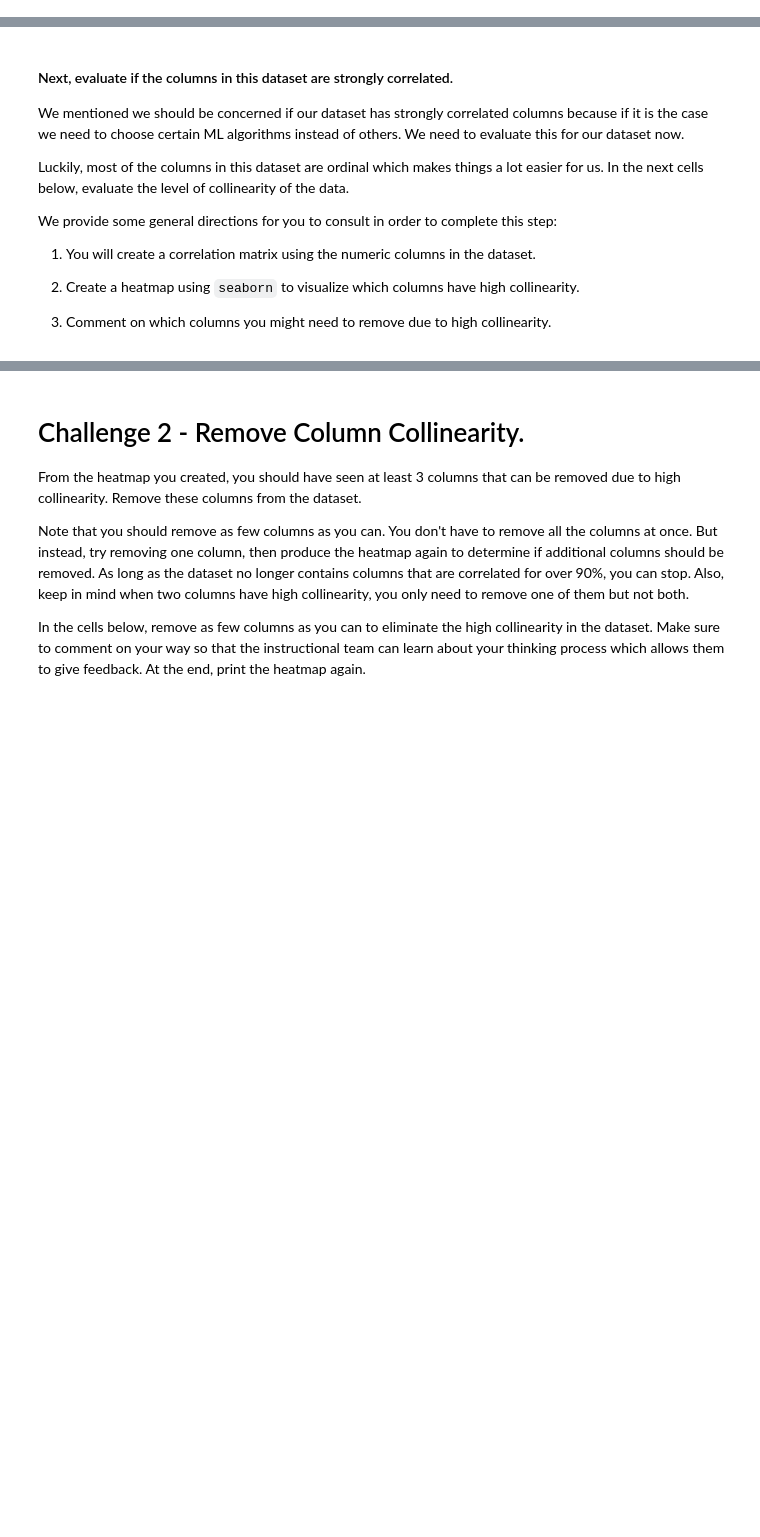
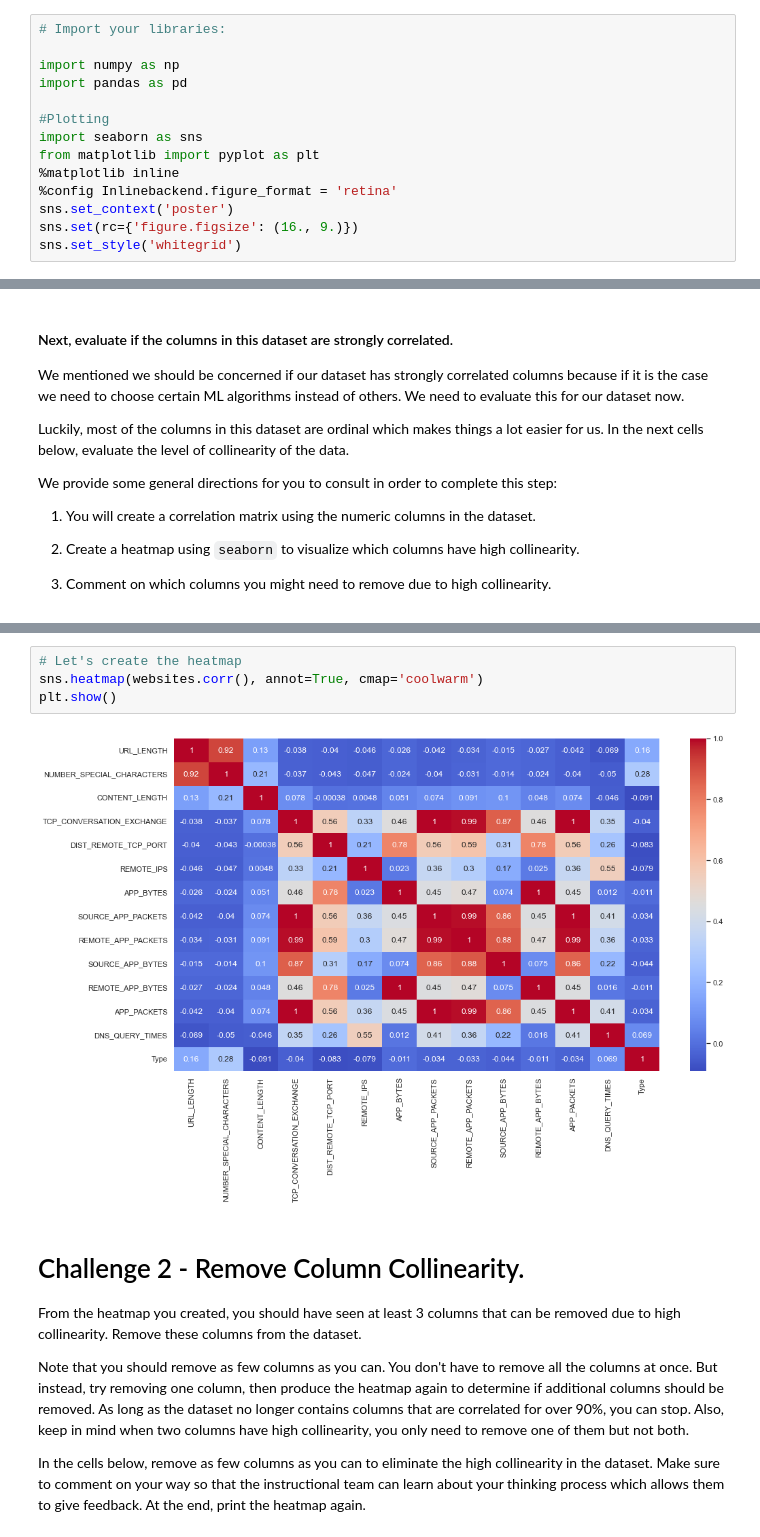
Before and after one commit to Ironhack-data-bcn-january-2023/lab-supervised-learning, a Jupyter notebook: your-code/main.ipynb, the cells around one changed output, grey strips where cells are left out. Saved outputs shown, nothing was run; the diff lists cells and outputs as text; blank space fills up the shorter version.

```diff
--- a/your-code/main.ipynb
+++ b/your-code/main.ipynb
@@ -13,3 +6,17 @@ import pandas as pd
+# %%
+# Import your libraries:
+
+import numpy as np
+import pandas as pd
+
+#Plotting
+import seaborn as sns
+from matplotlib import pyplot as plt
+%matplotlib inline
+%config Inlinebackend.figure_format = 'retina'
+sns.set_context('poster')
+sns.set(rc={'figure.figsize': (16., 9.)})
+sns.set_style('whitegrid')
 # %% [markdown]
 In this lab, we will explore a dataset that describes websites with different features and labels them either benign or malicious . We will use supervised learning algorithms to figure out what feature patterns malicious websites are likely to have and use our model to predict malicious websites.
 
@@ -58,3 +155,9 @@ We provide some general directions for you to consult in order to complete this
+# %%
+# Let's create the heatmap
+sns.heatmap(websites.corr(), annot=True, cmap='coolwarm')
+plt.show()
+# %% [output]
+[figure, added]
 # %% [markdown]
 # Challenge 2 - Remove Column Collinearity.
 
```
Also changed, not shown: parts of 19 cells of this notebook.
